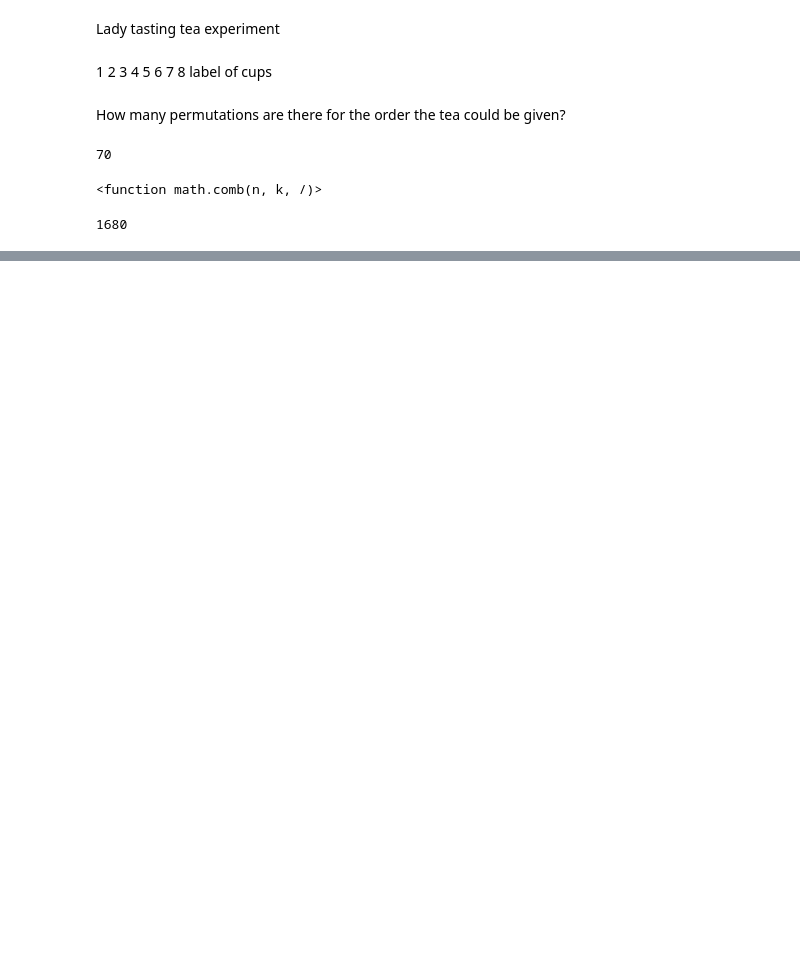
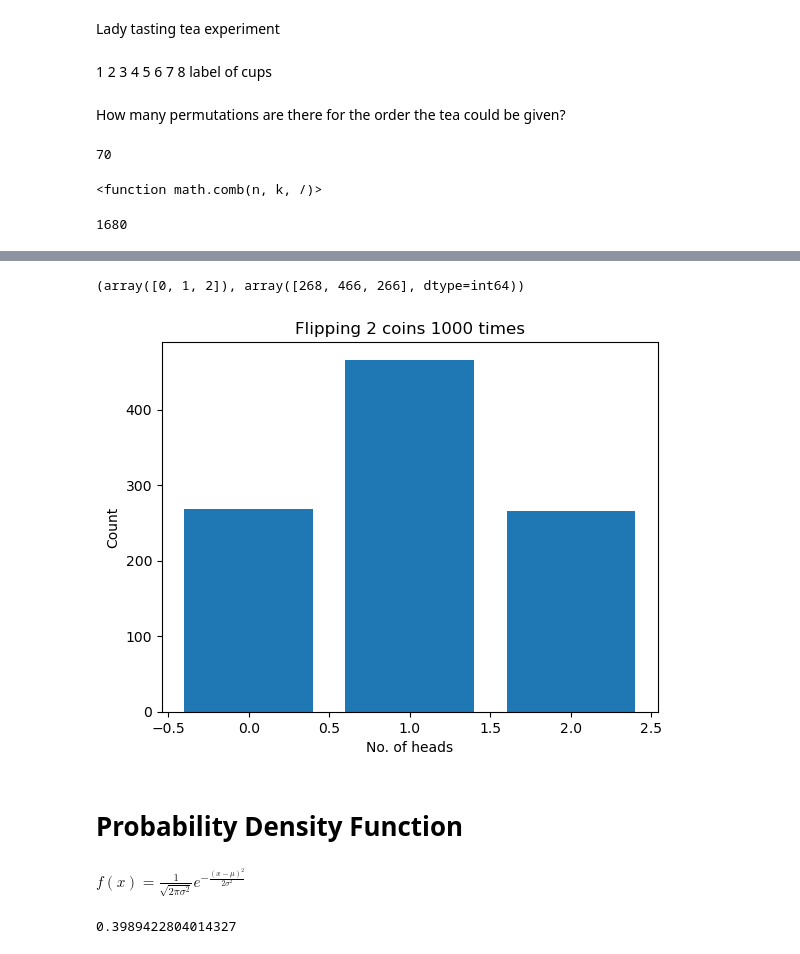
Before and after one commit to Kevin002023/applied_statistics, a Jupyter notebook: roughwork.ipynb, the cells around one changed output, grey strips where cells are left out. Saved outputs shown, nothing was run; the diff lists cells and outputs as text; code cells hidden in the pictures; blank space fills up the shorter version.

```diff
--- a/roughwork.ipynb
+++ b/roughwork.ipynb
@@ -36,0 +93,5 @@ ways_ordered
+# %%
+# Flip 2 coins multiple times
+
+twoflips = np.random.binomial(2, 0.5, 1000)
+twoflips
@@ -36,0 +116,27 @@ ways_ordered
+# %%
+# Showing unique values and number of times they appeared
+
+uniques, counts = np.unique(twoflips, return_counts=True)
+
+uniques, counts
+# %% [output]
+(array([0, 1, 2]), array([268, 466, 266], dtype=int64))
+# %%
+#Bar chart
+
+fig, ax = plt.subplots()
+
+ax.bar (uniques, counts)
+
+#add x labels
+ax.set_title("Flipping 2 coins 1000 times")
+#ax.set_xticklabels(['Tails', 'Heads'])
+
+ax.set_xlabel('No. of heads');
+ax.set_ylabel('Count');
+# %% [output]
+[figure, added]
+# %% [markdown]
+# Probability Density Function
+# %% [markdown]
+$ f(x) = \frac{1}{\sqrt{2 \pi \sigma^2}} e^{-\frac{(x -\mu)^2}{2 \sigma^2}} $
@@ -36,0 +149,4 @@ ways_ordered
+# %%
+f(0.0)
+# %% [output]
+0.3989422804014327
```
Also changed, not shown: parts of 12 cells of this notebook, 1 other file.
